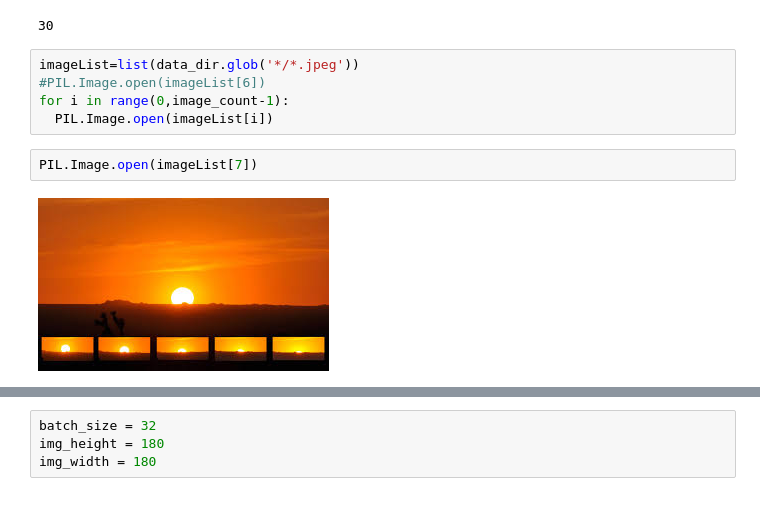
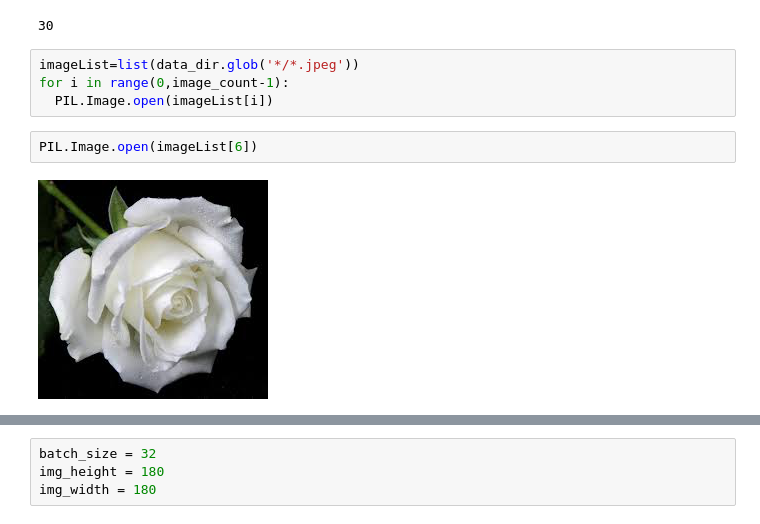
Before and after one commit to ShivaniH2020/Repository, a Jupyter notebook: Assignment1Part3.ipynb, the cells around one changed output, grey strips where cells are left out. Saved outputs shown, nothing was run; the diff lists cells and outputs as text.

```diff
--- a/Assignment1Part3.ipynb
+++ b/Assignment1Part3.ipynb
@@ -139,10 +26,9 @@ print(image_count)
 30
 # %%
 imageList=list(data_dir.glob('*/*.jpeg'))
-#PIL.Image.open(imageList[6])
 for i in range(0,image_count-1):
   PIL.Image.open(imageList[i])
 # %%
-PIL.Image.open(imageList[7])
+PIL.Image.open(imageList[6])
 # %% [output]
-[figure, old version]
+[figure, new version]
```
Also changed, not shown: parts of 26 cells of this notebook.
